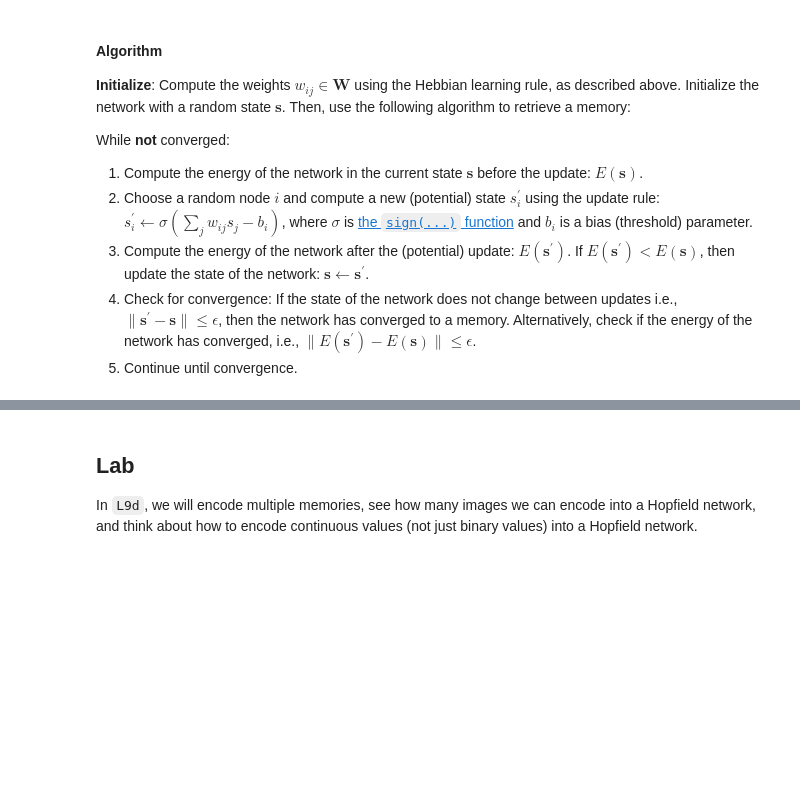
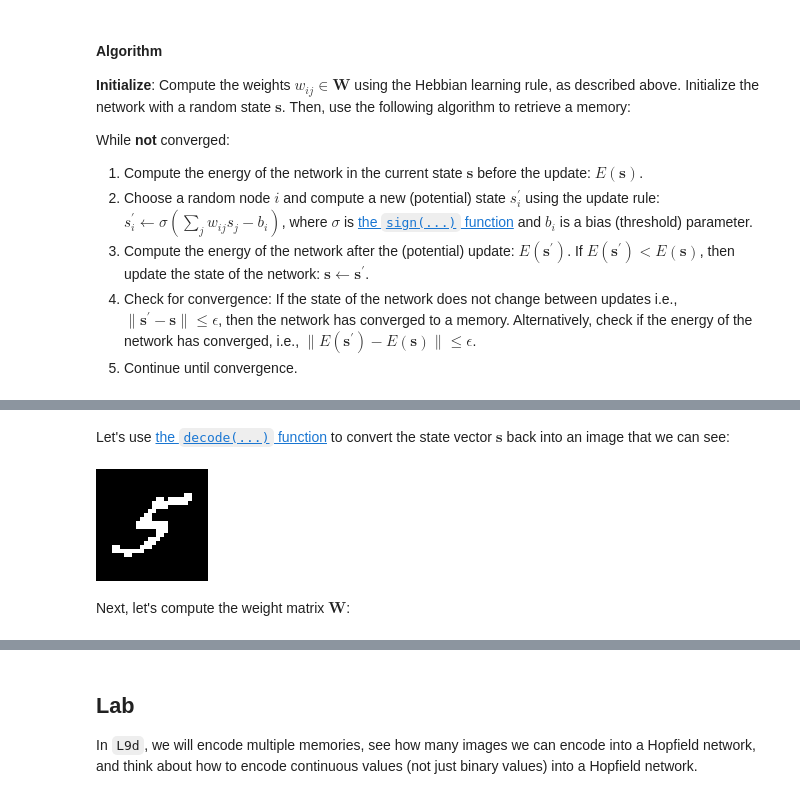
Before and after one commit to varnerlab/CHEME-5820-Lectures-Spring-2025, a Jupyter notebook: lectures/week-9/L9a/CHEME-5820-L9a-HopfieldNetworks-S2025.ipynb, the cells around one changed output, grey strips where cells are left out. Cells and saved outputs as stored; diff of their text form; code cells hidden in the pictures; blank space fills up the shorter version.

```diff
--- a/lectures/week-9/L9a/CHEME-5820-L9a-HopfieldNetworks-S2025.ipynb
+++ b/lectures/week-9/L9a/CHEME-5820-L9a-HopfieldNetworks-S2025.ipynb
@@ -50,0 +150,8 @@ include("Include.jl");
+# %% [markdown]
+Let's use [the `decode(...)` function](src/Compute.jl) to convert the state vector $\mathbf{s}$ back into an image that we can see:
+# %%
+decode(ŝ) |> img -> Gray.(img)
+# %% [output]
+[figure, added]
+# %% [markdown]
+Next, let's compute the weight matrix $\mathbf{W}$:
```
Also changed, not shown: parts of 23 cells of this notebook.
